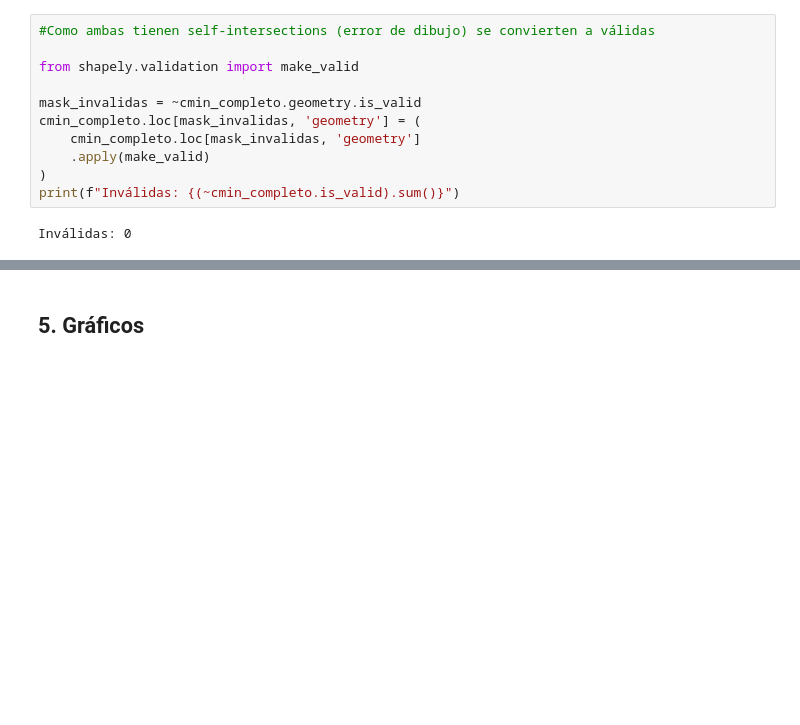
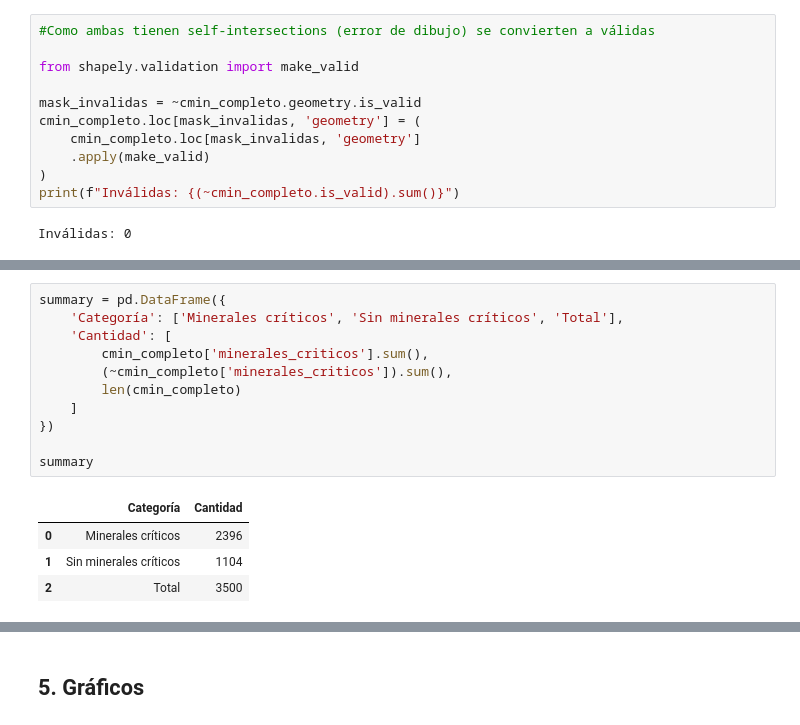
Before and after one commit to Camilamop/catastro-minero-salta-mining-registry-salta, a Jupyter notebook: notebooks/01_eda_cleaning.ipynb, the cells around one changed output, grey strips where cells are left out. Drawn from its saved outputs; the diff is of its cells as text; blank space fills up the shorter version.

```diff
--- a/notebooks/01_eda_cleaning.ipynb
+++ b/notebooks/01_eda_cleaning.ipynb
@@ -406,3 +406,19 @@ cmin_completo.minerales_criticos.value_counts()
 | True | 2396 |
 | False | 1104 |
 dtype: int64
+# %%
+summary = pd.DataFrame({
+    'Categoría': ['Minerales críticos', 'Sin minerales críticos', 'Total'],
+    'Cantidad': [
+        cmin_completo['minerales_criticos'].sum(),
+        (~cmin_completo['minerales_criticos']).sum(),
+        len(cmin_completo)
+    ]
+})
+
+summary
+# %% [output]
+|  | Categoría | Cantidad |
+| 0 | Minerales críticos | 2396 |
+| 1 | Sin minerales críticos | 1104 |
+| 2 | Total | 3500 |
```
Also changed, not shown: parts of 3 cells of this notebook.
